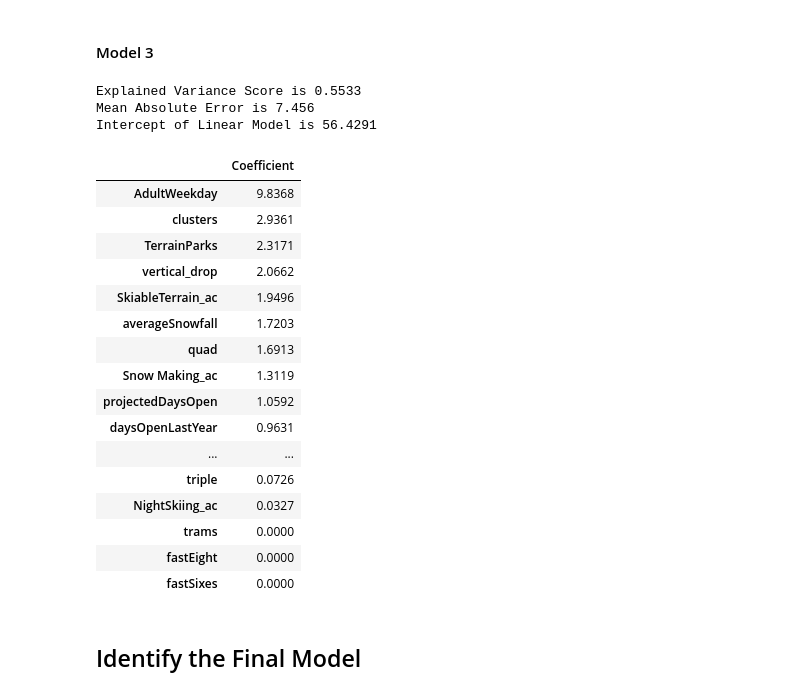
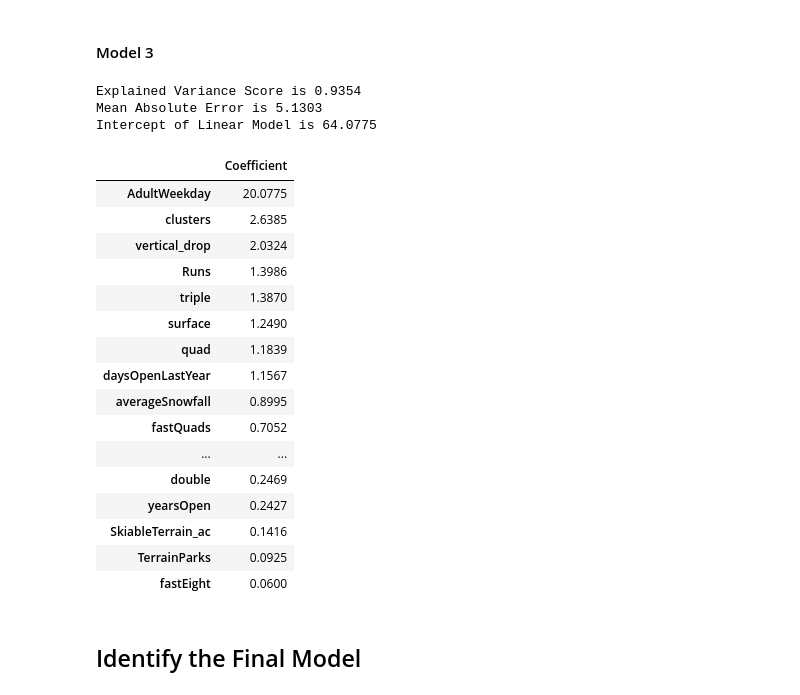
Before and after one commit to jiaqixu/Springboard, a Jupyter notebook: Unit6/GuidedCapstone/Notebook_stepfourandfive.ipynb, the cells around one changed output. Saved outputs shown, nothing was run; the diff lists cells and outputs as text; code cells hidden in the pictures.

```diff
--- a/Unit6/GuidedCapstone/Notebook_stepfourandfive.ipynb
+++ b/Unit6/GuidedCapstone/Notebook_stepfourandfive.ipynb
@@ -294,58 +292,58 @@ Intercept of Linear Model is 56.4987
 # %% [markdown]
 #### Model 3
 # %%
-df = pd.read_csv('data/step3_output.csv')
+df = pd.read_csv('data/step3_output2.csv')
 df = df.drop(['state','summit_elev'], axis=1)
 # Declare an explanatory variable, called X,and assign it the result of dropping 'Name' and 'AdultWeekend' from the df
 X = df.drop(['Name','AdultWeekend'], axis=1)
 # Declare a response variable, called y, and assign it the AdultWeekend column of the df
 y = df.AdultWeekend
 
 # Here we use the StandardScaler() method of the preprocessing package, and then call the fit() method with parameter X
 scaler = preprocessing.StandardScaler().fit(X)
 # Declare a variable called X_scaled, and assign it the result of calling the transform() method with parameter X
 X_scaled=scaler.transform(X)
 
 
 # Get the 1-dimensional flattened array of our response variable y by calling the ravel() function on y
 y = y.ravel()
 
 # Call the train_test_split() function with the first two parameters set to X_scaled and y
 # Declare four variables, X_train, X_test, y_train and y_test separated by commas
-X_train, X_test, y_train, y_test = train_test_split(X_scaled, y, test_size=0.2, random_state=1)
+X_train, X_test, y_train, y_test = train_test_split(X_scaled, y, test_size=0.25, random_state=1)
 
 lm = linear_model.LinearRegression()
 model = lm.fit(X_train,y_train)
 y_pred = lm.predict(X_test)
 
 evs = explained_variance_score(y_test,y_pred)
 mae = mean_absolute_error(y_test,y_pred)
 print("Explained Variance Score is", round(evs,4))
 print("Mean Absolute Error is", round(mae,4))
 print("Intercept of Linear Model is", round(lm.intercept_,4))
 pd.options.display.float_format = '{:,.4f}'.format
 pd.DataFrame(abs(lm.coef_), X.columns, columns=['Coefficient']).sort_values(["Coefficient"],axis=0,ascending = False)
 # %% [output]
-Explained Variance Score is 0.5533
-Mean Absolute Error is 7.456
-Intercept of Linear Model is 56.4291
+Explained Variance Score is 0.9354
+Mean Absolute Error is 5.1303
+Intercept of Linear Model is 64.0775
 |  | Coefficient |
-| AdultWeekday | 9.8368 |
-| clusters | 2.9361 |
-| TerrainParks | 2.3171 |
-| vertical_drop | 2.0662 |
-| SkiableTerrain_ac | 1.9496 |
-| averageSnowfall | 1.7203 |
-| quad | 1.6913 |
-| Snow Making_ac | 1.3119 |
-| projectedDaysOpen | 1.0592 |
-| daysOpenLastYear | 0.9631 |
+| AdultWeekday | 20.0775 |
+| clusters | 2.6385 |
+| vertical_drop | 2.0324 |
+| Runs | 1.3986 |
+| triple | 1.3870 |
+| surface | 1.2490 |
+| quad | 1.1839 |
+| daysOpenLastYear | 1.1567 |
+| averageSnowfall | 0.8995 |
+| fastQuads | 0.7052 |
 | ... | ... |
-| triple | 0.0726 |
-| NightSkiing_ac | 0.0327 |
-| trams | 0.0000 |
-| fastEight | 0.0000 |
-| fastSixes | 0.0000 |
+| double | 0.2469 |
+| yearsOpen | 0.2427 |
+| SkiableTerrain_ac | 0.1416 |
+| TerrainParks | 0.0925 |
+| fastEight | 0.0600 |
 # %% [markdown]
 ## Identify the Final Model
 # %% [markdown]
```
Also changed, not shown: parts of 11 cells of this notebook.
